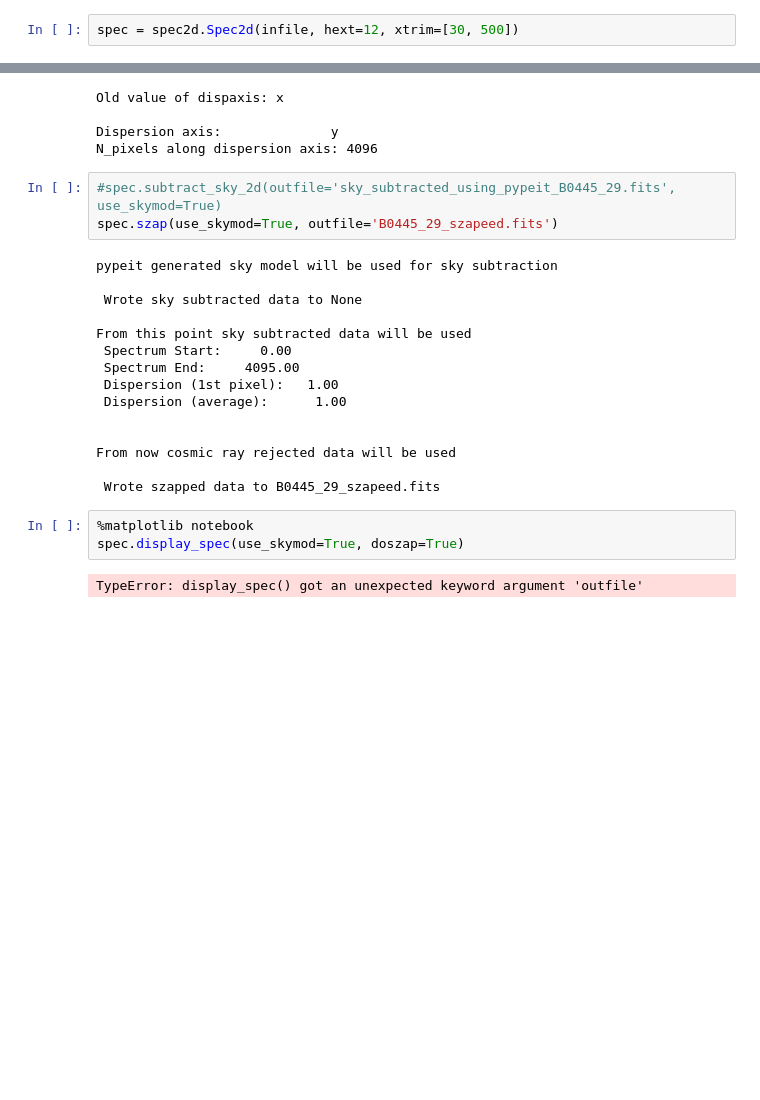
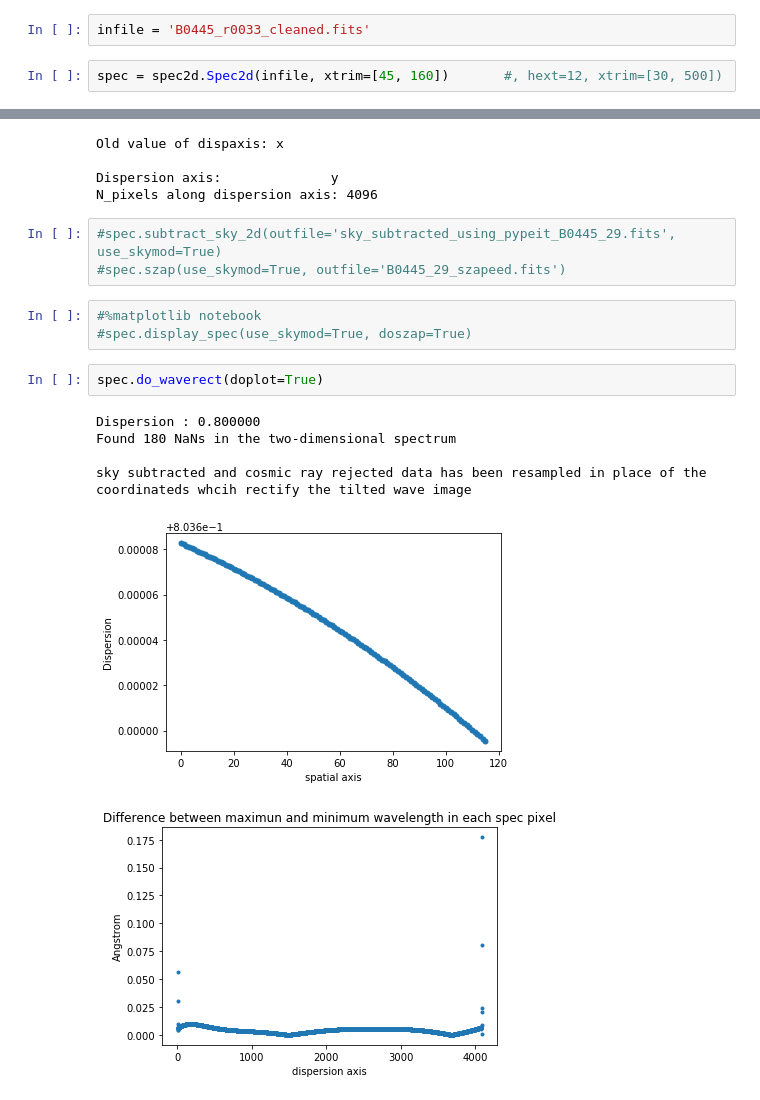
Before and after one commit to pmozumdar/spectra_extraction, a Jupyter notebook: B0445_system.ipynb, the cells around one changed output, grey strips where cells are left out. Cells and saved outputs as stored; diff of their text form; blank space fills up the shorter version.

```diff
--- a/B0445_system.ipynb
+++ b/B0445_system.ipynb
@@ -8,3 +8,5 @@ infile = '../galaxy_spectra/LRIS_red_data_201213/keck_lris_red_D/Science/spec2d_
+# %%
+infile = 'B0445_r0033_cleaned.fits'
 # %%
-spec = spec2d.Spec2d(infile, hext=12, xtrim=[30, 500])
+spec = spec2d.Spec2d(infile, xtrim=[45, 160])       #, hext=12, xtrim=[30, 500])
 # %% [output]
@@ -26,25 +28,17 @@ Dispersion axis:              y
 N_pixels along dispersion axis: 4096
 # %%
 #spec.subtract_sky_2d(outfile='sky_subtracted_using_pypeit_B0445_29.fits', use_skymod=True)
-spec.szap(use_skymod=True, outfile='B0445_29_szapeed.fits')
+#spec.szap(use_skymod=True, outfile='B0445_29_szapeed.fits')
-# %% [output]
-pypeit generated sky model will be used for sky subtraction
-
- Wrote sky subtracted data to None
-
-From this point sky subtracted data will be used
- Spectrum Start:     0.00
- Spectrum End:     4095.00
- Dispersion (1st pixel):   1.00
- Dispersion (average):      1.00
-
-
-From now cosmic ray rejected data will be used
-
- Wrote szapped data to B0445_29_szapeed.fits
 # %%
-%matplotlib notebook
-spec.display_spec(use_skymod=True, doszap=True)
+#%matplotlib notebook
+#spec.display_spec(use_skymod=True, doszap=True)
-# %% [output]
-TypeError: display_spec() got an unexpected keyword argument 'outfile'
+# %%
+spec.do_waverect(doplot=True)
+# %% [output]
+Dispersion : 0.800000
+Found 180 NaNs in the two-dimensional spectrum
+
+sky subtracted and cosmic ray rejected data has been resampled in place of the coordinateds whcih rectify the tilted wave image
+[figure, added]
+[figure, added]
 # %%
```
Also changed, not shown: parts of 19 cells of this notebook.
